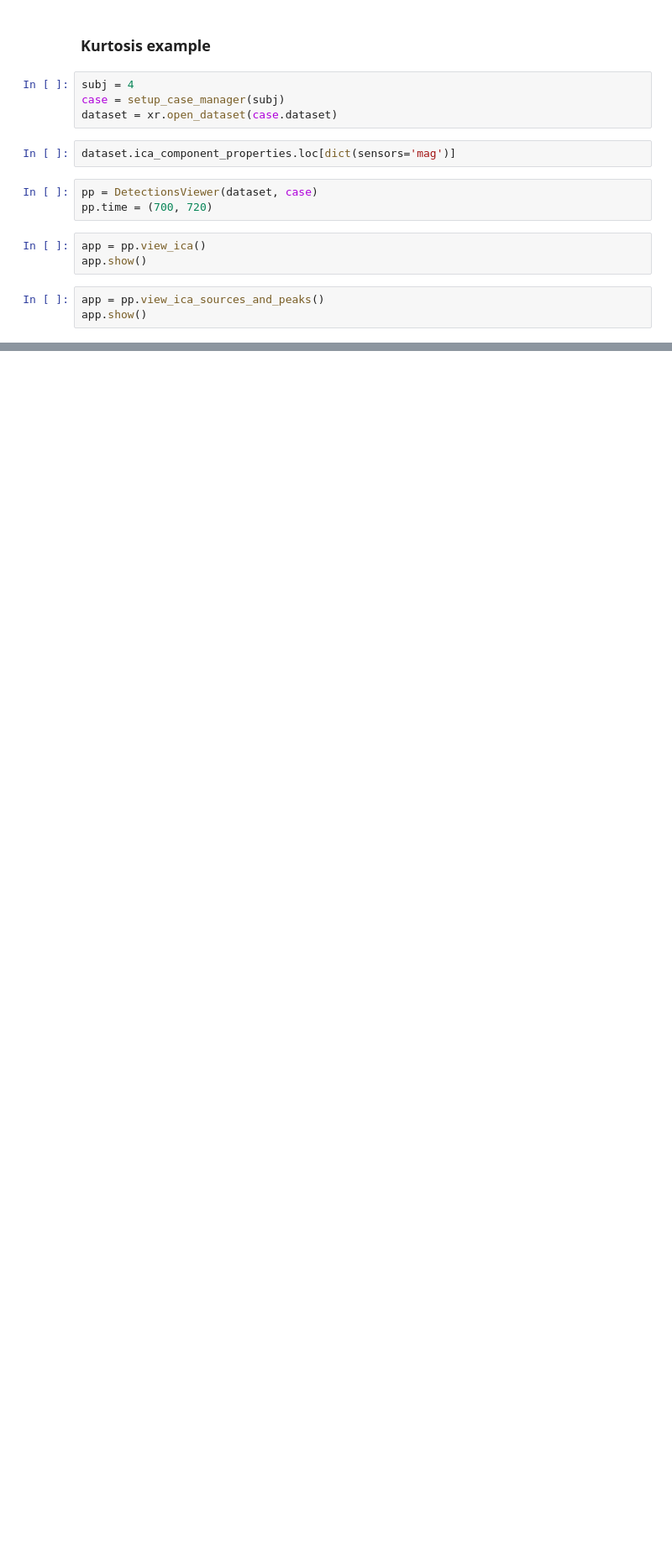
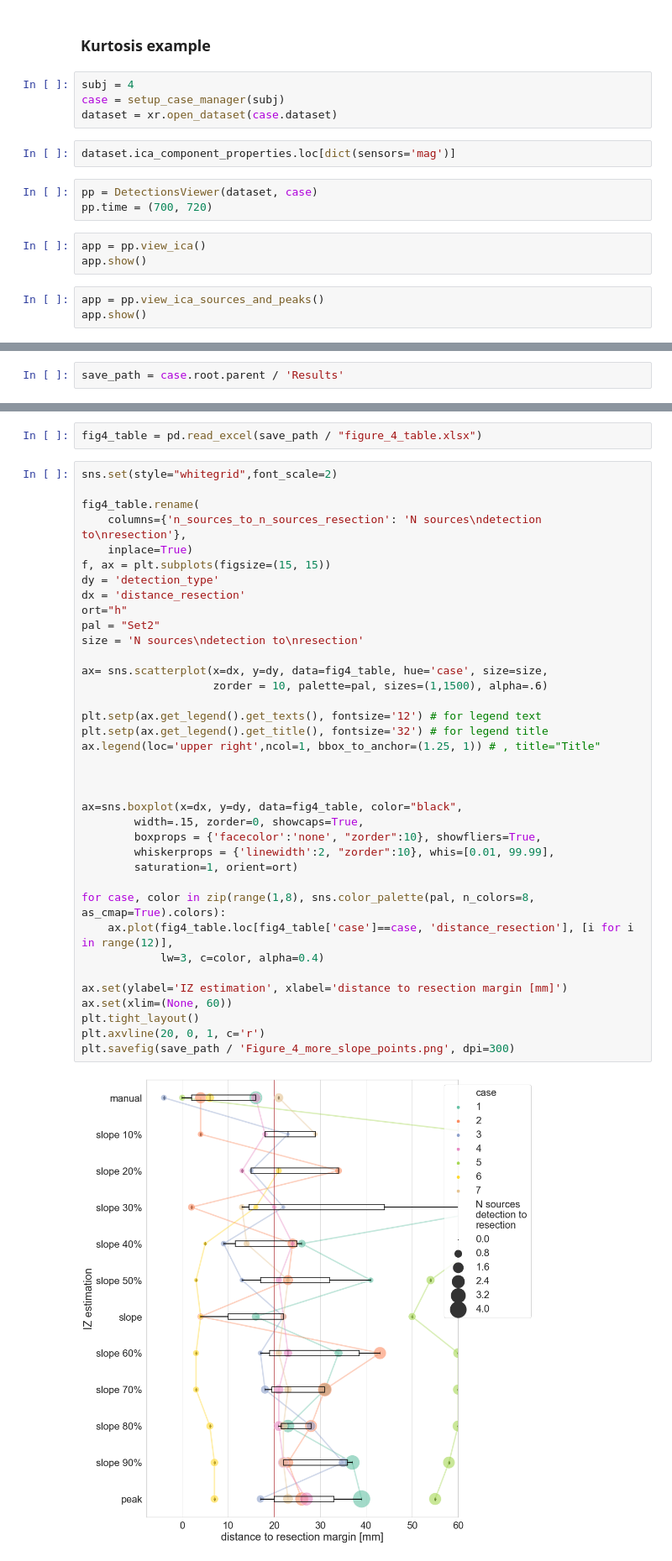
Before and after one commit to MEG-SPIKES/aspire-alphacsc-epilepsy-MEG, a Jupyter notebook: analysis/05_revision.ipynb, the cells around one changed output, grey strips where cells are left out. Shown at 84% size. Saved outputs shown, nothing was run; the diff lists cells and outputs as text; blank space fills up the shorter version.

Commit message:
add more slope points for revision

```diff
--- a/analysis/05_revision.ipynb
+++ b/analysis/05_revision.ipynb
@@ -33,0 +47,2 @@ app.show()
+# %%
+save_path = case.root.parent / 'Results'
@@ -33,0 +138,41 @@ app.show()
+# %%
+fig4_table = pd.read_excel(save_path / "figure_4_table.xlsx")
+# %%
+sns.set(style="whitegrid",font_scale=2)
+
+fig4_table.rename(
+    columns={'n_sources_to_n_sources_resection': 'N sources\ndetection to\nresection'},
+    inplace=True)
+f, ax = plt.subplots(figsize=(15, 15))
+dy = 'detection_type'
+dx = 'distance_resection'
+ort="h"
+pal = "Set2"
+size = 'N sources\ndetection to\nresection'
+
+ax= sns.scatterplot(x=dx, y=dy, data=fig4_table, hue='case', size=size,
+                    zorder = 10, palette=pal, sizes=(1,1500), alpha=.6)
+
+plt.setp(ax.get_legend().get_texts(), fontsize='12') # for legend text
+plt.setp(ax.get_legend().get_title(), fontsize='32') # for legend title
+ax.legend(loc='upper right',ncol=1, bbox_to_anchor=(1.25, 1)) # , title="Title"
+
+
+
+ax=sns.boxplot(x=dx, y=dy, data=fig4_table, color="black",
+        width=.15, zorder=0, showcaps=True,
+        boxprops = {'facecolor':'none', "zorder":10}, showfliers=True,
+        whiskerprops = {'linewidth':2, "zorder":10}, whis=[0.01, 99.99],
+        saturation=1, orient=ort)
+
+for case, color in zip(range(1,8), sns.color_palette(pal, n_colors=8, as_cmap=True).colors):
+    ax.plot(fig4_table.loc[fig4_table['case']==case, 'distance_resection'], [i for i in range(12)],
+            lw=3, c=color, alpha=0.4)
+
+ax.set(ylabel='IZ estimation', xlabel='distance to resection margin [mm]')
+ax.set(xlim=(None, 60))
+plt.tight_layout()
+plt.axvline(20, 0, 1, c='r')
+plt.savefig(save_path / 'Figure_4_more_slope_points.png', dpi=300)
+# %% [output]
+[figure, added]
```
Also changed, not shown: parts of 5 cells of this notebook.
